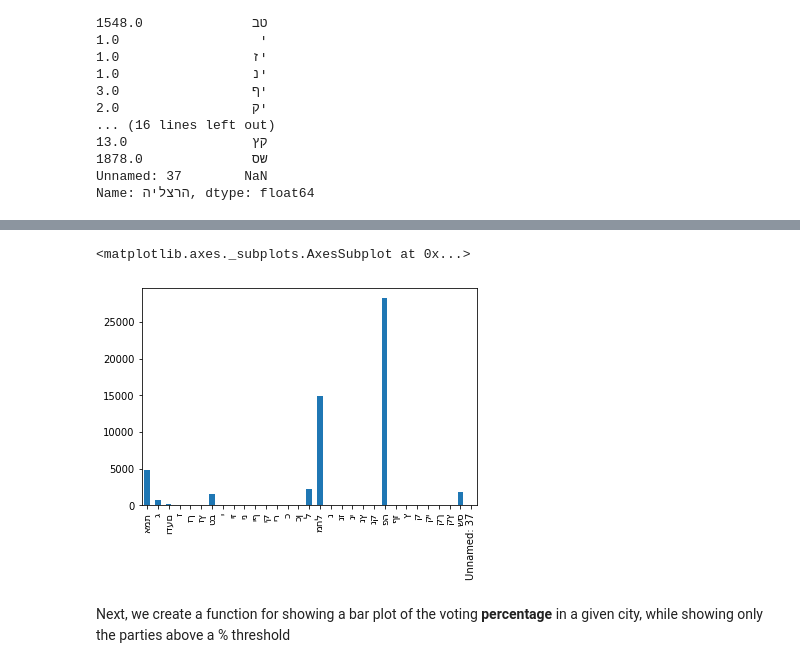
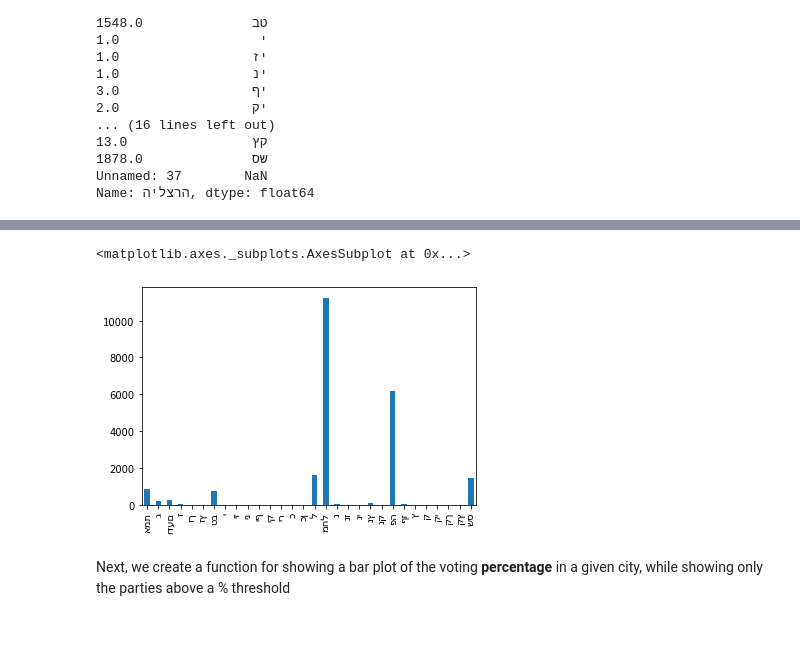
Before and after one commit to orzuk/ElectionsDataAnalysis, a Jupyter notebook: ReadElectionData.ipynb, the cells around one changed output, grey strips where cells are left out. Saved outputs shown, nothing was run; the diff lists cells and outputs as text; code cells hidden in the pictures; blank space fills up the shorter version.

```diff
--- a/ReadElectionData.ipynb
+++ b/ReadElectionData.ipynb
@@ -35,8 +44,6 @@ df_2020_raw = pd.read_csv(io.BytesIO(uploaded['votes per city 2020.csv']),  enco
 # %%
-from election_functions import *
-
 df_2020 = df_2020_raw.drop('סמל ועדה', axis=1) # new column added in Sep 2019
-df_2020 = df_2020[df_2020.columns[5:]] # removing "metadata" columns
+df_2020 = df_2020[df_2020.columns[5:-1]] # removing "metadata" columns
 print("{} votes in March 2020".format(df_2020_raw['כשרים']['מעטפות חיצוניות']) + ' מעטפות חיצוניות ')
 # %% [output]
 327702 votes in March 2020 מעטפות חיצוניות
@@ -105,7 +126,7 @@ Name: הרצליה, dtype: float64
 # %%
-df_2020.loc['הרצליה'].plot.bar()
+df_2020.loc['אילת'].plot.bar()
 # %% [output]
 <matplotlib.axes._subplots.AxesSubplot at 0x...>
-[figure, old version]
+[figure, new version]
 # %% [markdown]
 Next, we create a function for showing a bar plot of the voting **percentage** in a given city, while showing only the parties above a % threshold
```
Also changed, not shown: parts of 13 cells of this notebook.
